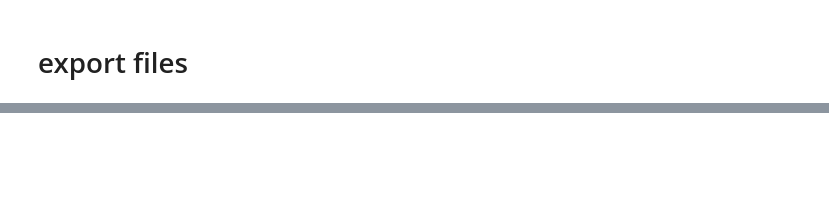
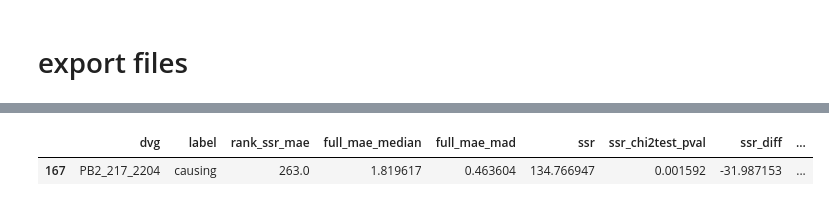
Before and after one commit to mlmial/gc-dvg, a Jupyter notebook: 04_create_dvg_ranks.ipynb, the cells around one changed output, grey strips where cells are left out. Saved outputs shown, nothing was run; the diff lists cells and outputs as text; code cells hidden in the pictures; blank space fills up the shorter version.

```diff
--- a/04_create_dvg_ranks.ipynb
+++ b/04_create_dvg_ranks.ipynb
@@ -268,5 +388,8 @@ selected_dvgs.to_csv(f'{output_prefix}/selected_dvgs_lag1.csv', index=False)
 # %%
-selected_dvgs
+selected_dvgs[selected_dvgs.dvg.isin(['PB2_269_2202', 'PB2_217_2204', 'PB2_129_2176'])]
+# %% [output]
+|  | dvg | label | rank_ssr_mae | full_mae_median | full_mae_mad | ssr | ssr_chi2test_pval | ssr_diff | ... |
+| 167 | PB2_217_2204 | causing | 263.0 | 1.819617 | 0.463604 | 134.766947 | 0.001592 | -31.987153 | ... |
 # %%
 for dvg in selected_dvgs['dvg'].head(10):
   plot_dvg_forecast_and_mae(dvg_id=dvg, lag=1, figsize=(12,6))
```
Also changed, not shown: parts of 16 cells of this notebook, 5 other files.
